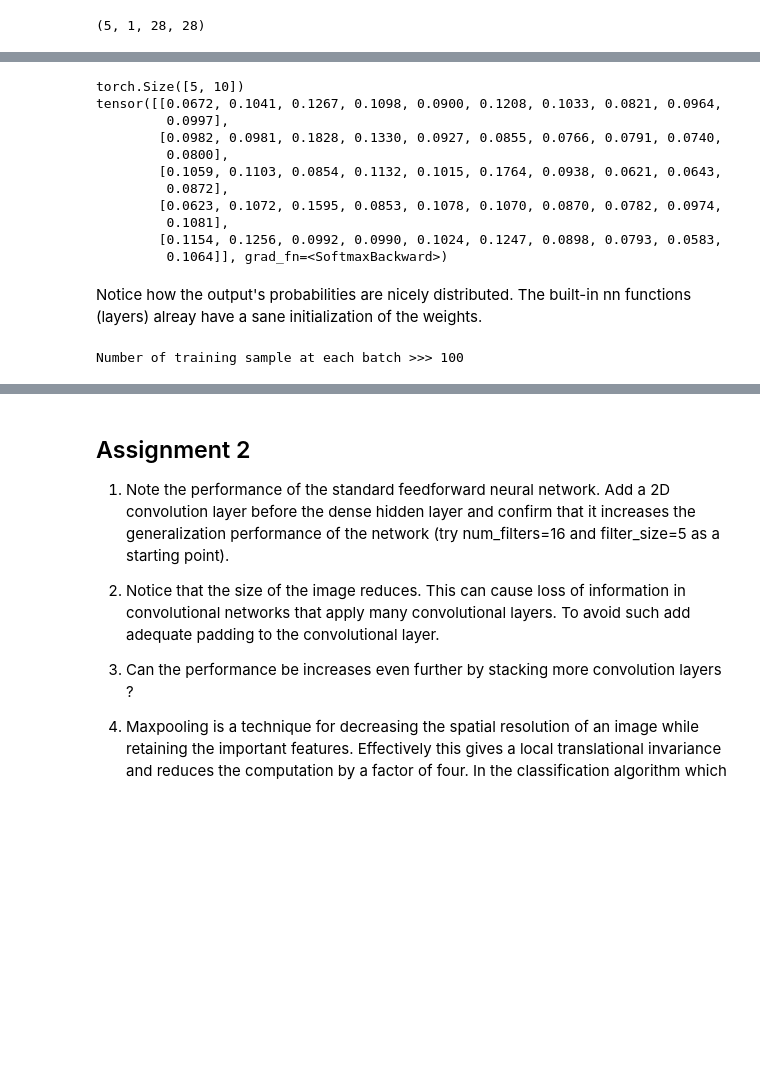
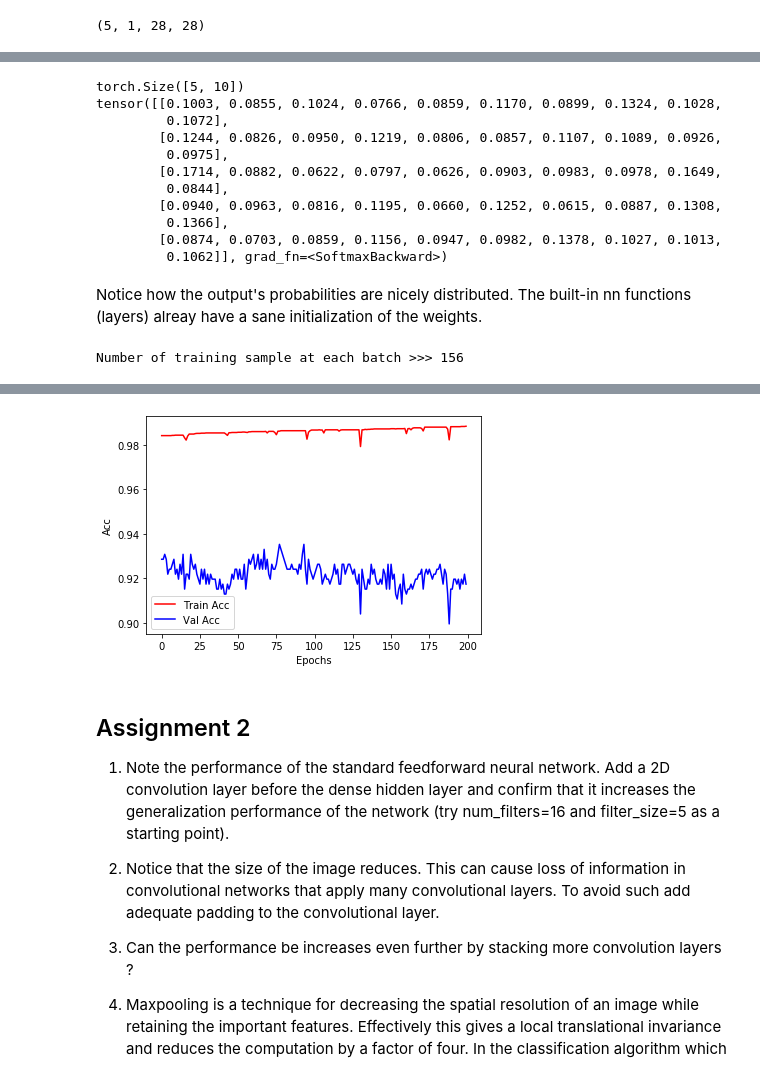
Before and after one commit to berdakh/ROBT407, a Jupyter notebook: CNN-Introduction.ipynb, the cells around one changed output, grey strips where cells are left out. Drawn from its saved outputs; the diff is of its cells as text; code cells hidden in the pictures; blank space fills up the shorter version.

```diff
--- a/CNN-Introduction.ipynb
+++ b/CNN-Introduction.ipynb
@@ -239,7 +240,8 @@ num_filters_conv1 = 16
 kernel_size_conv1 = 5 # [height, width]
 stride_conv1 = 1 # [stride_height, stride_width]
 
-num_l1 = 100
+num_l1 = 64
+
 padding_conv1 = 0
 
 def compute_conv_dim(dim_size):
@@ -275,7 +280,7 @@ Net(
 )
 # %%
 criterion = nn.CrossEntropyLoss()
-optimizer = optim.Adam(net.parameters(), lr=0.001)
+optimizer = optim.Adam(net.parameters(), lr = 0.0001)
 # %%
 #Test the forward pass with dummy data
 # five examples with a single channel (grayscale) of size 28 x 28
@@ -286,20 +304,20 @@ print(x.shape)
 # %%
 # forward pass through the network
-out = net(Variable(torch.from_numpy(x)))
+out = net(xt)
 print(out.size())
 print(out)
 # %% [output]
 torch.Size([5, 10])
-tensor([[0.0672, 0.1041, 0.1267, 0.1098, 0.0900, 0.1208, 0.1033, 0.0821, 0.0964,
-         0.0997],
-        [0.0982, 0.0981, 0.1828, 0.1330, 0.0927, 0.0855, 0.0766, 0.0791, 0.0740,
-         0.0800],
-        [0.1059, 0.1103, 0.0854, 0.1132, 0.1015, 0.1764, 0.0938, 0.0621, 0.0643,
-         0.0872],
-        [0.0623, 0.1072, 0.1595, 0.0853, 0.1078, 0.1070, 0.0870, 0.0782, 0.0974,
-         0.1081],
-        [0.1154, 0.1256, 0.0992, 0.0990, 0.1024, 0.1247, 0.0898, 0.0793, 0.0583,
-         0.1064]], grad_fn=<SoftmaxBackward>)
+tensor([[0.1003, 0.0855, 0.1024, 0.0766, 0.0859, 0.1170, 0.0899, 0.1324, 0.1028,
+         0.1072],
+        [0.1244, 0.0826, 0.0950, 0.1219, 0.0806, 0.0857, 0.1107, 0.1089, 0.0926,
+         0.0975],
+        [0.1714, 0.0882, 0.0622, 0.0797, 0.0626, 0.0903, 0.0983, 0.0978, 0.1649,
+         0.0844],
+        [0.0940, 0.0963, 0.0816, 0.1195, 0.0660, 0.1252, 0.0615, 0.0887, 0.1308,
+         0.1366],
+        [0.0874, 0.0703, 0.0859, 0.1156, 0.0947, 0.0982, 0.1378, 0.1027, 0.1013,
+         0.1062]], grad_fn=<SoftmaxBackward>)
 # %% [markdown]
 Notice how the output's probabilities are nicely distributed.
 The built-in nn functions (layers) alreay have a sane initialization of the weights.
@@ -307,7 +325,8 @@ The built-in nn functions (layers) alreay have a sane initialization of the weig
 # we could have done this ourselves, but we should be aware of sklearn and it's tools
 from sklearn.metrics import accuracy_score
 
-batch_size = 100
+batch_size = 64
+
 num_epochs = 50
 
 num_samples_train = x_train.shape[0]
@@ -317,7 +336,7 @@ num_samples_valid = x_valid.shape[0]
 num_batches_valid = num_samples_valid // batch_size
 print('Number of training sample at each batch >>>', num_batches_train)
 # %% [output]
-Number of training sample at each batch >>> 100
+Number of training sample at each batch >>> 156
 # %%
 def train(net, optimizer, num_epochs):
 
@@ -411,5 +434,5 @@ def train(net, optimizer, num_epochs):
     print("\nTest set Acc:  %f" % (accuracy_score(list(targets_test),
                                                   list(preds.data.numpy()))))
 # %%
-train(net, optimizer, num_epochs=100)
+train(net, optimizer, num_epochs = 200)
 # %% [output]
@@ -417,3 +456,4 @@ TypeError: can't convert CUDA tensor to numpy. Use Tensor.cpu() to copy the tens
+[figure, added]
 # %% [markdown]
 ## Assignment 2
 
```
Also changed, not shown: parts of 15 cells of this notebook, 1 other file.
